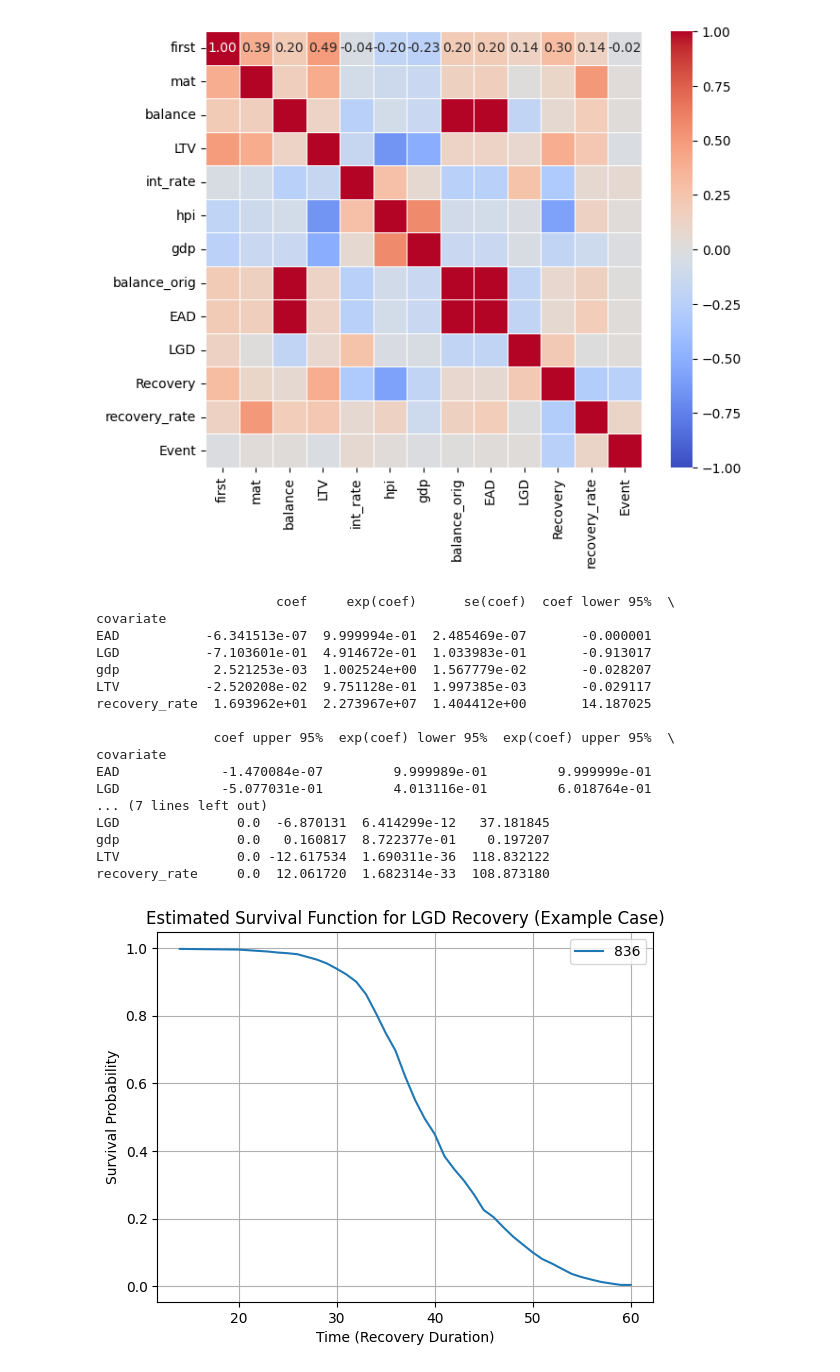
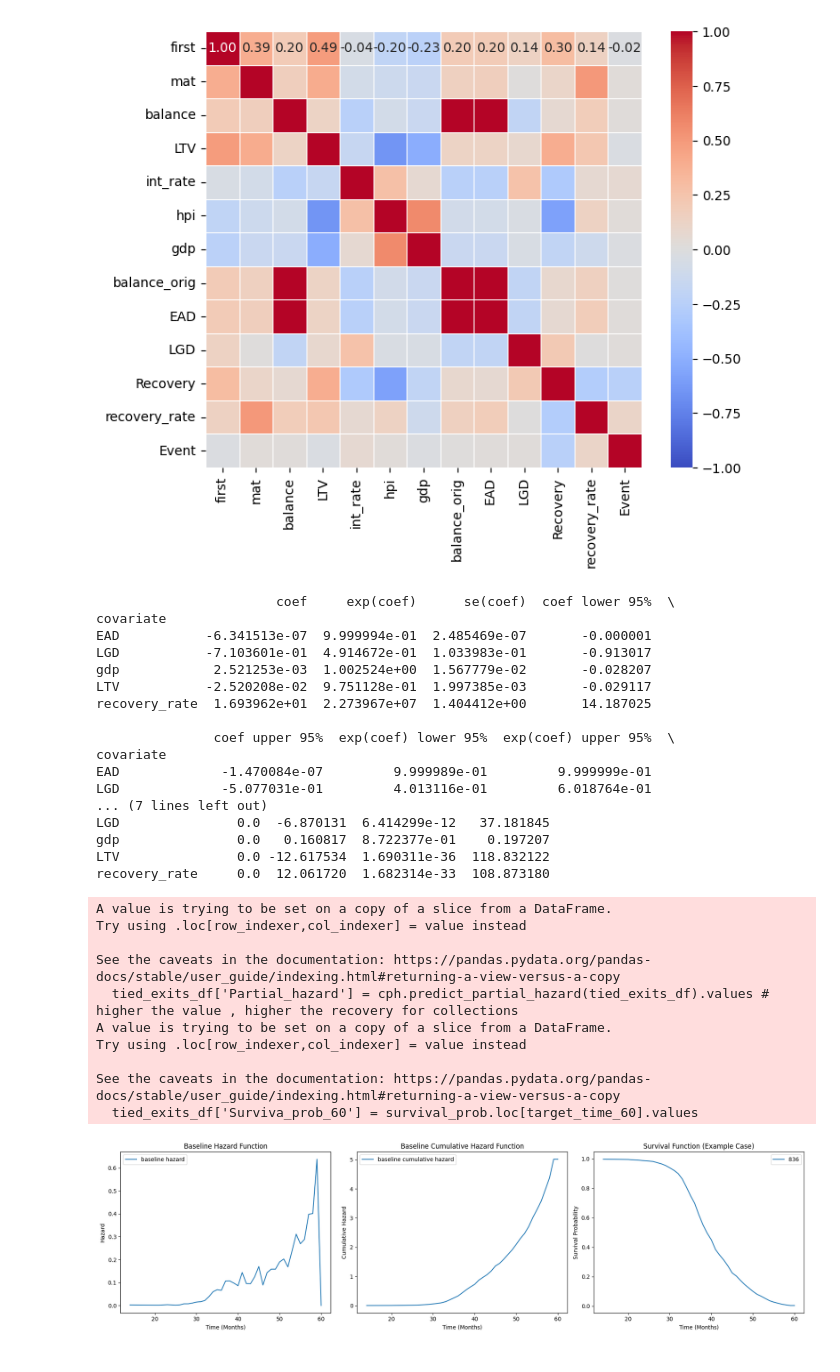
Before and after one commit to prashant65/LGD_Survival, a Jupyter notebook: LGD_Survival .ipynb, the cells around one changed output. Saved outputs shown, nothing was run; the diff lists cells and outputs as text; code cells hidden in the pictures.

```diff
--- a/LGD_Survival .ipynb
+++ b/LGD_Survival .ipynb
@@ -914,7 +911,7 @@ predicted_prob = model.predict(X)
 low_LGD_mean = np.mean(LGD[y == 1])  # Mean LGD for low LGD cases
 high_LGD_mean = np.mean(LGD[y == 0])  # Mean LGD for high LGD cases
 
-L = predicted_prob * low_LGD_mean + (1 - predicted_prob) * high_LGD_mean
+L = predicted_prob * low_LGD_mean + (1 - predicted_prob) * high_LGD_m
 
 # Output results
 print("Estimated Ex-Ante LGD for the accounts:")
@@ -926,4 +923,2 @@ Estimated Ex-Ante LGD for the accounts:
 # %%
 dfp_final['L_predicted'] = L
-# %%
-dfp_final = dfp_final.drop(columns=['pi_estimated', 'L_a'])
@@ -930,5 +927,5 @@ dfp_final = dfp_final.drop(columns=['pi_estimated', 'L_a'])
 # %%
-dfp_final.columns = [col.replace('_','') if '_' in col else col for col in dfp_final.columns]
+#dfp_final.columns = [col.replace('time','') if 'time' in col else col for col in dfp_final.columns]
 # %%
 dfp_final.head(10)
 # %% [output]
@@ -1048,40 +1045,72 @@ sns.heatmap(tes_c, annot=True, cmap='coolwarm', vmin=-1, vmax=1, linewidths=0.5,
 # %%
 # Fit Cox Proportional Hazards model (default: Breslow method)
 cph = CoxPHFitter()
 cph.fit(tied_exits_df, duration_col="Recovery", event_col="Event", formula="EAD + LGD + gdp + LTV + recovery_rate")
 
 # Summary of beta coefficients
 print(cph.summary)
 
-example_data = tied_exits_df.iloc[[0]]  # Change index to explore other observations
+example_data = tied_exits_df.iloc[[0]]  # for visualization Change index to explore other observations
 
-# Predict survival function for the selected observation(s)
+# Predict survival function for the selected observation(s) to check what is probability that collections will be done untill 60 months
+target_time_60 = 60
+survival_prob = cph.predict_survival_function(tied_exits_df)
+tied_exits_df['Partial_hazard'] = cph.predict_partial_hazard(tied_exits_df).values # higher the value , higher the recovery for collections
+tied_exits_df['Surviva_prob_60'] = survival_prob.loc[target_time_60].values
 survival_func = cph.predict_survival_function(example_data)
+cum_hazard_func = cph.predict_cumulative_hazard(example_data)
+#hazard_func = cph.predict_survival_function(tied_exits_df)
 
-# Plot the predicted survival function(s)
-survival_func.plot()
-plt.title("Estimated Survival Function for LGD Recovery (Example Case)")
-plt.xlabel("Time (Recovery Duration)")
-plt.ylabel("Survival Probability")
-plt.grid(True)
+# Step 5: Plot all three graphs together
+fig, axes = plt.subplots(1, 3, figsize=(18, 5))
+
+# Plot 1: Baseline Hazard
+cph.baseline_hazard_.plot(ax=axes[0])
+axes[0].set_title("Baseline Hazard Function")
+axes[0].set_xlabel("Time (Months)")
+axes[0].set_ylabel("Hazard")
+
+# Plot 2: Baseline Cumulative Hazard
+cph.baseline_cumulative_hazard_.plot(ax=axes[1])
+axes[1].set_title("Baseline Cumulative Hazard Function")
+axes[1].set_xlabel("Time (Months)")
+axes[1].set_ylabel("Cumulative Hazard")
+
+# Plot 3: Survival Function for One Observation
+survival_func.plot(ax=axes[2])
+axes[2].set_title("Survival Function (Example Case)")
+axes[2].set_xlabel("Time (Months)")
+axes[2].set_ylabel("Survival Probability")
+
+plt.tight_layout()
 plt.show()
 # %% [output]
                        coef     exp(coef)      se(coef)  coef lower 95%  \
 covariate
 EAD           -6.341513e-07  9.999994e-01  2.485469e-07       -0.000001
 LGD           -7.103601e-01  4.914672e-01  1.033983e-01       -0.913017
 gdp            2.521253e-03  1.002524e+00  1.567779e-02       -0.028207
 LTV           -2.520208e-02  9.751128e-01  1.997385e-03       -0.029117
 recovery_rate  1.693962e+01  2.273967e+07  1.404412e+00       14.187025
 
                coef upper 95%  exp(coef) lower 95%  exp(coef) upper 95%  \
 covariate
 EAD             -1.470084e-07         9.999989e-01         9.999999e-01
 LGD             -5.077031e-01         4.013116e-01         6.018764e-01
 ... (7 lines left out)
 LGD               0.0  -6.870131  6.414299e-12   37.181845
 gdp               0.0   0.160817  8.722377e-01    0.197207
 LTV               0.0 -12.617534  1.690311e-36  118.832122
 recovery_rate     0.0  12.061720  1.682314e-33  108.873180
+A value is trying to be set on a copy of a slice from a DataFrame.
+Try using .loc[row_indexer,col_indexer] = value instead
+
+See the caveats in the documentation: https://pandas.pydata.org/pandas-docs/stable/user_guide/indexing.html#returning-a-view-versus-a-copy
+  tied_exits_df['Partial_hazard'] = cph.predict_partial_hazard(tied_exits_df).values # higher the value , higher the recovery for collections
+A value is trying to be set on a copy of a slice from a DataFrame.
+Try using .loc[row_indexer,col_indexer] = value instead
+
+See the caveats in the documentation: https://pandas.pydata.org/pandas-docs/stable/user_guide/indexing.html#returning-a-view-versus-a-copy
+  tied_exits_df['Surviva_prob_60'] = survival_prob.loc[target_time_60].values
-[figure, old version]
+[figure, new version]
 # %% [markdown]
```
Also changed, not shown: parts of 14 cells of this notebook.
